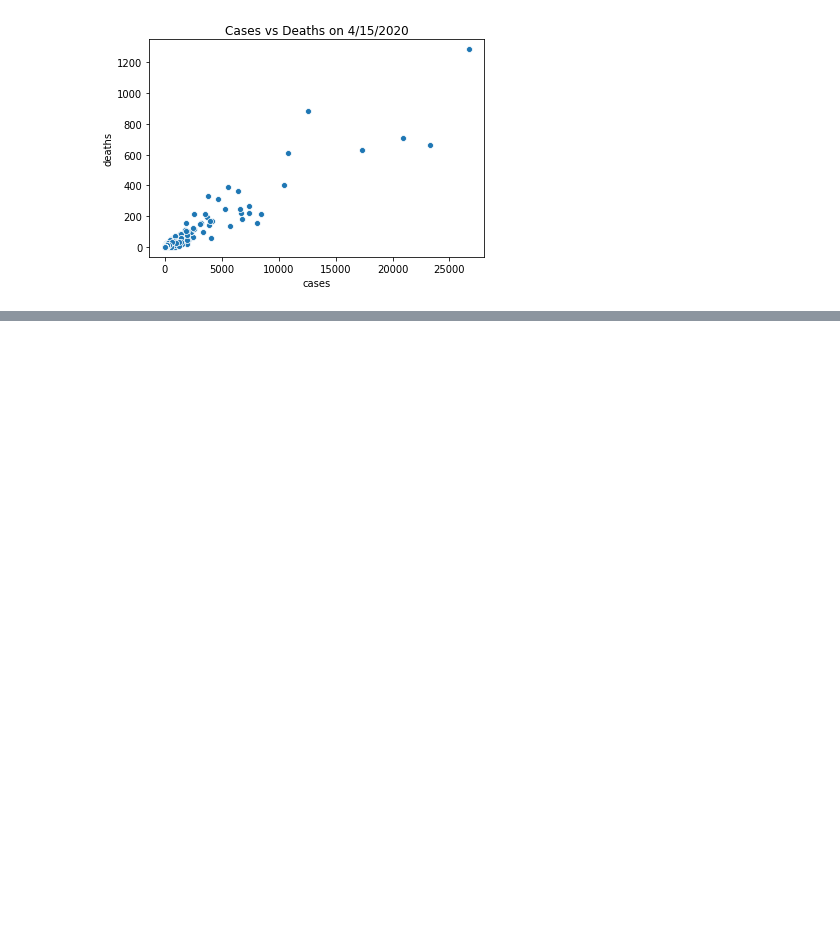
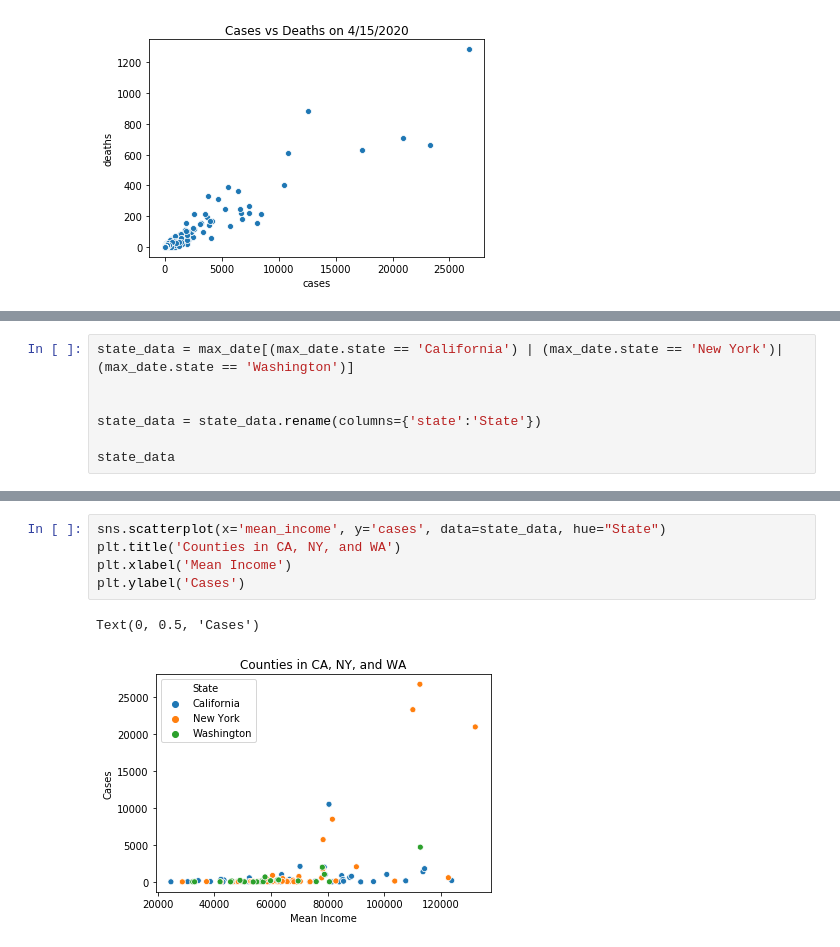
Before and after one commit to CSJohnLee/COVID19_Project, a Jupyter notebook: covid_eda_nusaputra.ipynb, the cells around one changed output, grey strips where cells are left out. Cells and saved outputs as stored; diff of their text form; blank space fills up the shorter version.

```diff
--- a/covid_eda_nusaputra.ipynb
+++ b/covid_eda_nusaputra.ipynb
@@ -179,0 +213,7 @@ for i in range(0,5):
+# %%
+state_data = max_date[(max_date.state == 'California') | (max_date.state == 'New York')|(max_date.state == 'Washington')]
+
+
+state_data = state_data.rename(columns={'state':'State'})
+
+state_data
@@ -179,0 +234,8 @@ for i in range(0,5):
+# %%
+sns.scatterplot(x='mean_income', y='cases', data=state_data, hue="State")
+plt.title('Counties in CA, NY, and WA')
+plt.xlabel('Mean Income')
+plt.ylabel('Cases')
+# %% [output]
+Text(0, 0.5, 'Cases')
+[figure, added]
```
Also changed, not shown: parts of 18 cells of this notebook, 1 other file.
